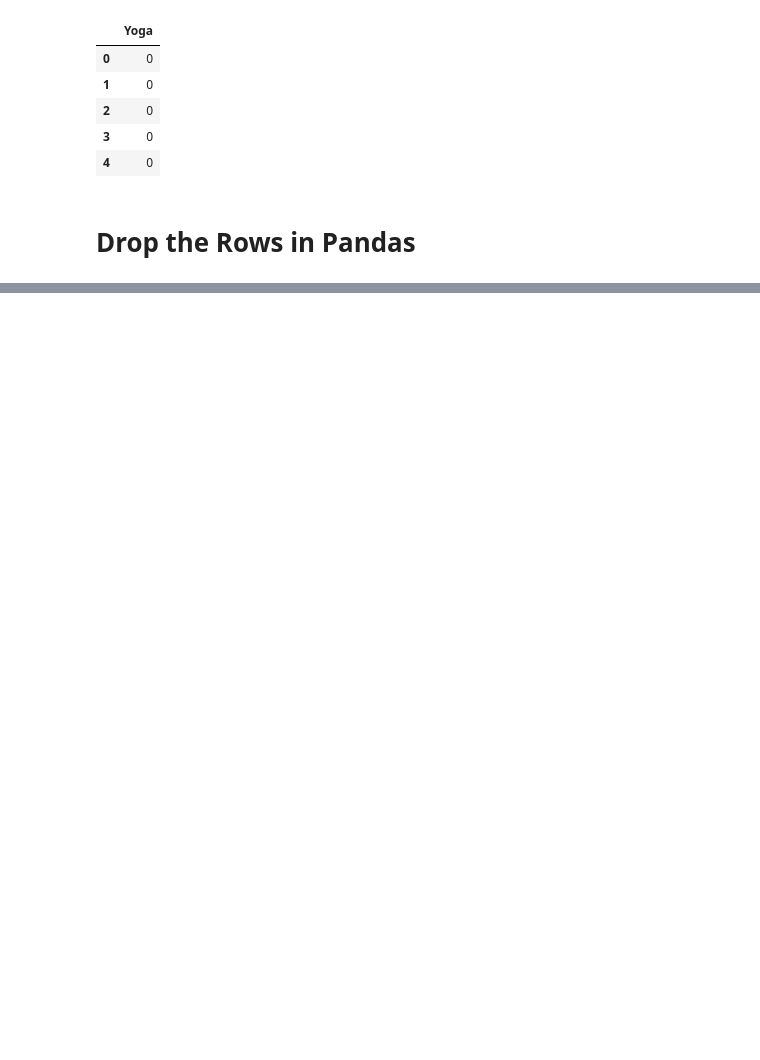
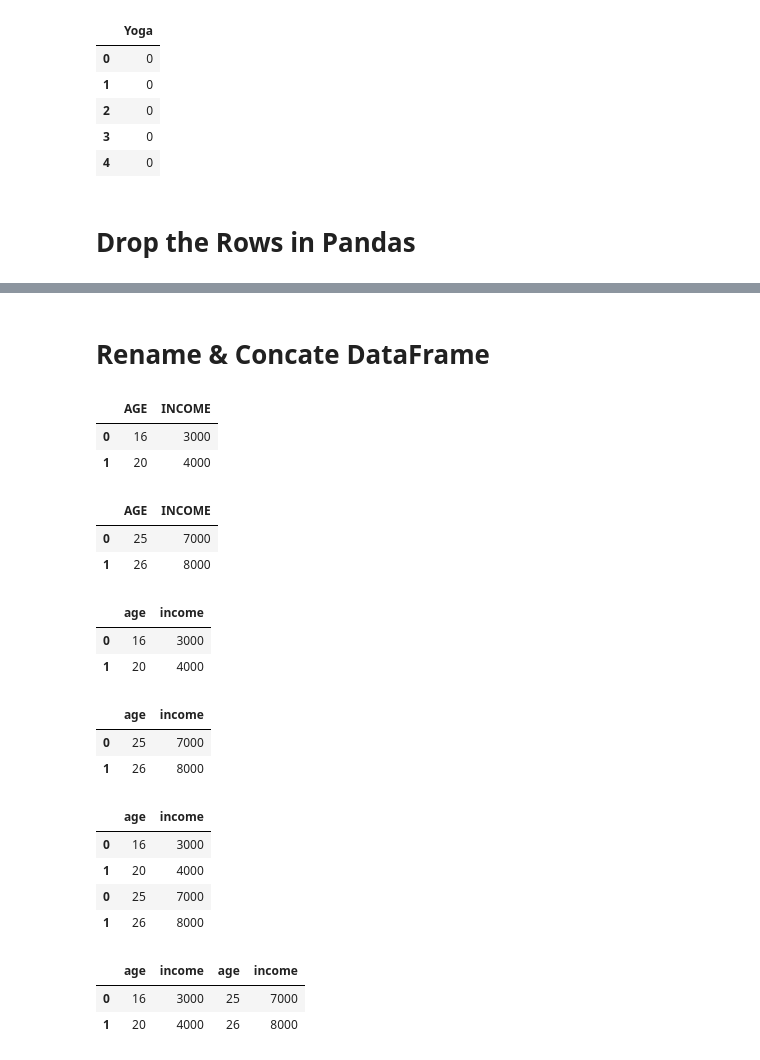
Before and after one commit to rashakil-ds/5-Minutes-to-Pandas, a Jupyter notebook: Module 1.4 - Introduction to Pandas.ipynb, the cells around one changed output, grey strips where cells are left out. Saved outputs shown, nothing was run; the diff lists cells and outputs as text; code cells hidden in the pictures; blank space fills up the shorter version.

```diff
--- a/Module 1.4 - Introduction to Pandas.ipynb
+++ b/Module 1.4 - Introduction to Pandas.ipynb
@@ -218,0 +231,48 @@ df.head()
+# %% [markdown]
+# Rename & Concate DataFrame
+# %%
+df1 = pd.DataFrame({'AGE': [16, 20], 'INCOME': [3000, 4000]})
+df2 = pd.DataFrame({'AGE': [25, 26], 'INCOME': [7000, 8000]})
+# %%
+df1
+# %% [output]
+|  | AGE | INCOME |
+| 0 | 16 | 3000 |
+| 1 | 20 | 4000 |
+# %%
+df2
+# %% [output]
+|  | AGE | INCOME |
+| 0 | 25 | 7000 |
+| 1 | 26 | 8000 |
+# %%
+df1 = df1.rename(columns={'AGE': 'age', 'INCOME': 'income'})
+df2 = df2.rename(columns={'AGE': 'age', 'INCOME': 'income'})
+# %%
+df1
+# %% [output]
+|  | age | income |
+| 0 | 16 | 3000 |
+| 1 | 20 | 4000 |
+# %%
+df2
+# %% [output]
+|  | age | income |
+| 0 | 25 | 7000 |
+| 1 | 26 | 8000 |
+# %%
+result = pd.concat([df1, df2])
+result
+# %% [output]
+|  | age | income |
+| 0 | 16 | 3000 |
+| 1 | 20 | 4000 |
+| 0 | 25 | 7000 |
+| 1 | 26 | 8000 |
+# %%
+result = pd.concat([df1, df2], axis=1)
+result
+# %% [output]
+|  | age | income | age | income |
+| 0 | 16 | 3000 | 25 | 7000 |
+| 1 | 20 | 4000 | 26 | 8000 |
```
Also changed, not shown: parts of 1 cell of this notebook.
